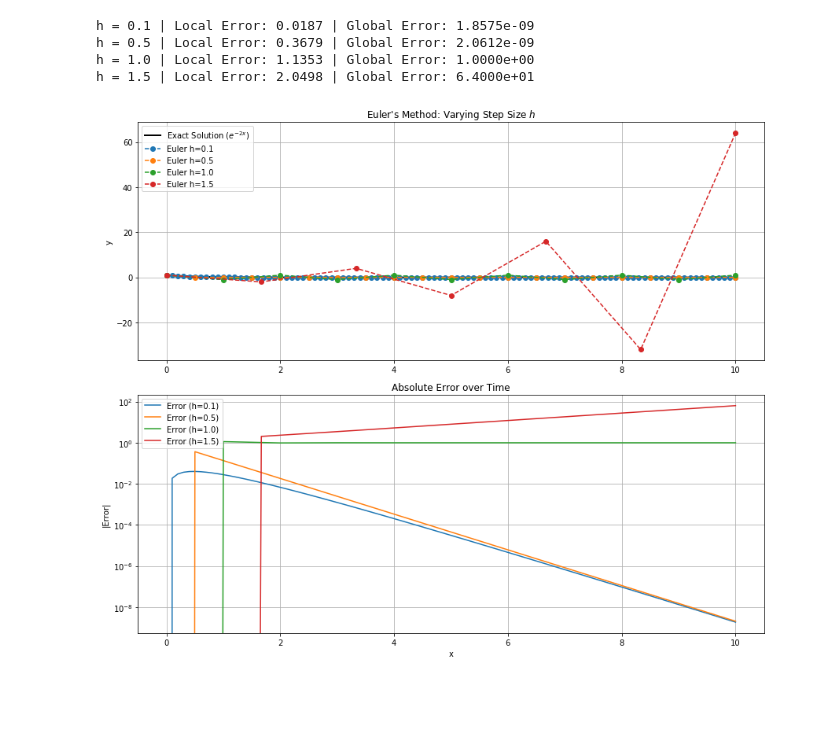
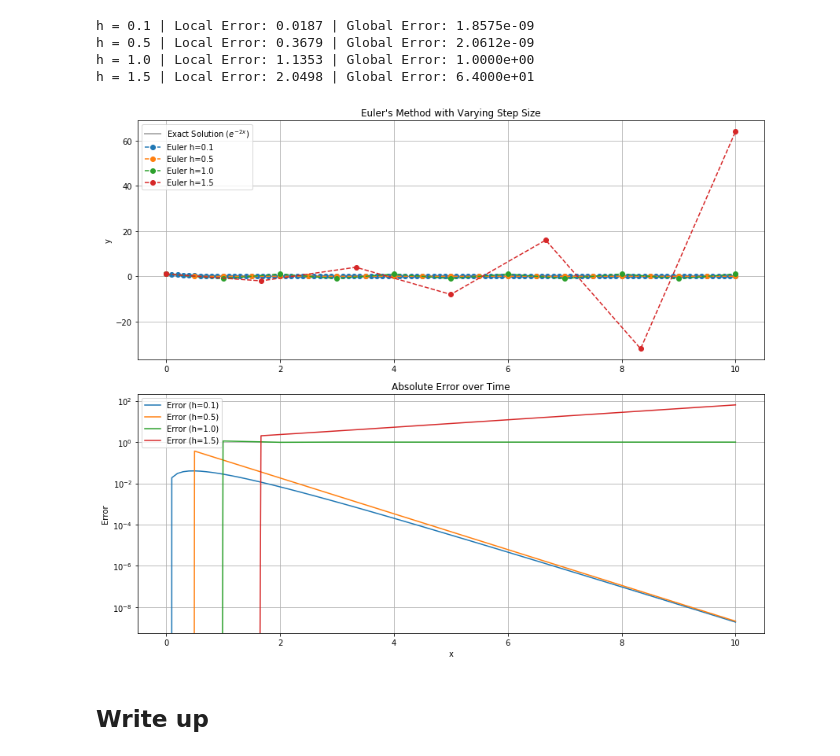
Before and after one commit to jaydagod-1/coe311k, a Jupyter notebook: classwork/jlc8556-CH16.ipynb, the cells around one changed output. Drawn from its saved outputs; the diff is of its cells as text; code cells hidden in the pictures; blank space fills up the shorter version.

```diff
--- a/classwork/jlc8556-CH16.ipynb
+++ b/classwork/jlc8556-CH16.ipynb
@@ -24,58 +24,47 @@ h_values = [0.1, 0.5, 1.0, 1.5]
 x_start, x_end = 0, 10
 y0 = 1
 # %%
-plt.figure(figsize=(12, 10))
+# Defining the subplots a single tome before the loop rather than multiple times to prevent an error---
+fig, (ax1, ax2) = plt.subplots(2, 1, figsize=(12, 10))
 
-# Subplot 1: Solutions
-plt.subplot(2, 1, 1)
+# Plot the Exact Solution once on the top plot
 x_fine = np.linspace(x_start, x_end, 500)
-plt.plot(x_fine, exact_solution(x_fine), 'k', lw=2, label="Exact Solution ($e^{-2x}$)")
-
-# Subplot 2: Errors
-plt.subplot(2, 1, 2)
+ax1.plot(x_fine, exact_solution(x_fine), 'k', lw=2, label="Exact Solution ($e^{-2x}$)", alpha=0.3)
 
 for h in h_values:
     x_vals, y_vals = solve_euler(h, x_start, x_end, y0)
     y_exact = exact_solution(x_vals)
 
-    # Calculate Local Error (error at the first step)
-    y_1_euler = y0 + h * f(0, y0)
-    y_1_exact = exact_solution(h)
-    local_error = np.abs(y_1_euler - y_1_exact)
-
-    # Calculate Global Error (error at the final x_end)
+    # Calculate Errors
+    local_error = np.abs((y0 + h * f(0, y0)) - exact_solution(h))
     global_error = np.abs(y_vals[-1] - exact_solution(x_end))
 
     print(f"h = {h:.1f} | Local Error: {local_error:.4f} | Global Error: {global_error:.4e}")
 
-    # Plot solutions on top graph
-    plt.subplot(2, 1, 1)
-    plt.plot(x_vals, y_vals, 'o--', label=f"Euler h={h}")
+    # --- FIX: Use ax1 and ax2 to plot inside the loop ---
+    ax1.plot(x_vals, y_vals, 'o--', label=f"Euler h={h}")
+    ax2.plot(x_vals, np.abs(y_vals - y_exact), label=f"Error (h={h})")
 
-    # Plot pointwise error on bottom graph
-    plt.subplot(2, 1, 2)
-    plt.plot(x_vals, np.abs(y_vals - y_exact), label=f"Error (h={h})")
+# Final Formatting (Outside the loop)
+ax1.set_title("Euler's Method with Varying Step Size")
+ax1.set_ylabel("y")
+ax1.legend()
+ax1.grid(True)
 
-# Formatting
-plt.subplot(2, 1, 1)
-plt.title("Euler's Method: Varying Step Size $h$")
-plt.ylabel("y")
-plt.legend()
-plt.grid(True)
-
-plt.subplot(2, 1, 2)
-plt.title("Absolute Error over Time")
-plt.xlabel("x")
-plt.ylabel("|Error|")
-plt.yscale('log') # Log scale helps see small errors
-plt.legend()
-plt.grid(True)
+ax2.set_title("Absolute Error over Time")
+ax2.set_xlabel("x")
+ax2.set_ylabel("Error")
+ax2.set_yscale('log')
+ax2.legend()
+ax2.grid(True)
 
 plt.tight_layout()
 plt.show()
 # %% [output]
 h = 0.1 | Local Error: 0.0187 | Global Error: 1.8575e-09
 h = 0.5 | Local Error: 0.3679 | Global Error: 2.0612e-09
 h = 1.0 | Local Error: 1.1353 | Global Error: 1.0000e+00
 h = 1.5 | Local Error: 2.0498 | Global Error: 6.4000e+01
-[figure, old version]
+[figure, new version]
+# %% [markdown]
+## Write up
```
Also changed, not shown: parts of 1 cell of this notebook, 1 other file.
